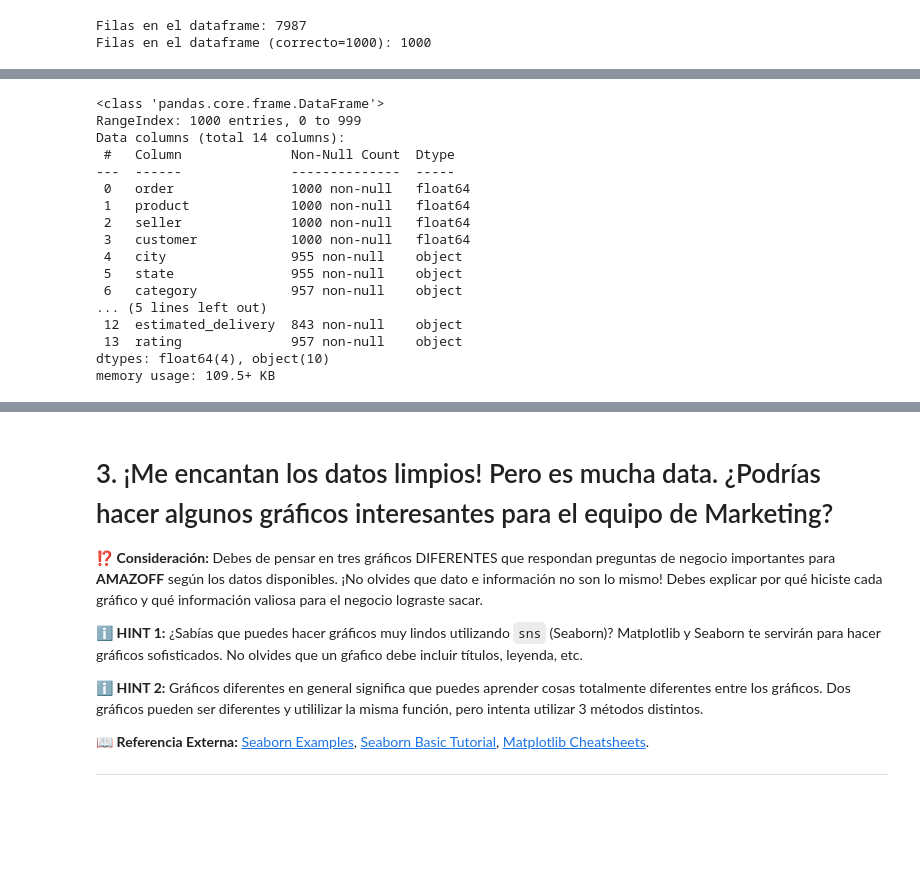
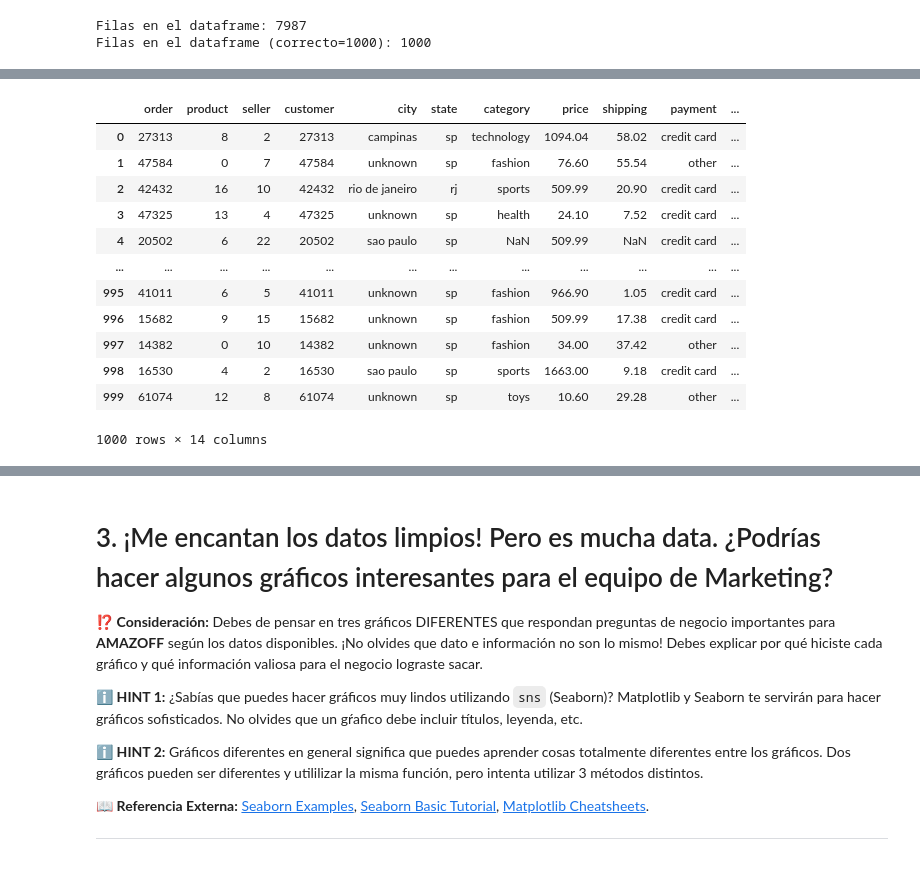
Before and after one commit to julvc/python_diplo, a Jupyter notebook: Julio_Varas_MP1.ipynb, the cells around one changed output, grey strips where cells are left out. Cells and saved outputs as stored; diff of their text form; code cells hidden in the pictures; blank space fills up the shorter version.

```diff
--- a/Julio_Varas_MP1.ipynb
+++ b/Julio_Varas_MP1.ipynb
@@ -311,46 +303,43 @@ df
 # HINT: Hay datos númericos que son enteros (int) y otros que son decimales (float).
 # HINT: Los enteros cuando son strings, pásalos primero a float y luego a int.
 
-df.info()
-#int_columns = # [ AGREGA TU CÓDIGO AQUÍ ] order, product, seller, customer
-#float_columns = # [ AGREGA TU CÓDIGO AQUÍ ] price, shipping,rating
-#
-#df[int_columns] = # [ AGREGA TU CÓDIGO AQUÍ ]
-#df[float_columns] = # [ AGREGA TU CÓDIGO AQUÍ ]
+#df.info()
+int_columns = ['order','product','seller','customer']
+float_columns = ['price', 'shipping','rating']
+
+df[int_columns] = df[int_columns].astype('float').astype('int')
+df[float_columns] = df[float_columns].astype('float')
+
+#df.info()
-# %% [output]
-<class 'pandas.core.frame.DataFrame'>
-RangeIndex: 1000 entries, 0 to 999
-Data columns (total 14 columns):
- #   Column              Non-Null Count  Dtype
----  ------              --------------  -----
- 0   order               1000 non-null   float64
- 1   product             1000 non-null   float64
- 2   seller              1000 non-null   float64
- 3   customer            1000 non-null   float64
- 4   city                955 non-null    object
- 5   state               955 non-null    object
- 6   category            957 non-null    object
-... (5 lines left out)
- 12  estimated_delivery  843 non-null    object
- 13  rating              957 non-null    object
-dtypes: float64(4), object(10)
-memory usage: 109.5+ KB
 # %%
 # ¡Fechas! ¿Qué deberíamos hacer con ellas?
 # HINT: pd.to_datetime(). Considera el formato de las fechas.
 # HINT: ¿Formato 'mixed'? ¿Qué es eso?
 
-df.purchased = # [ AGREGA TU CÓDIGO AQUÍ ]
-df.delivered = # [ AGREGA TU CÓDIGO AQUÍ ]
+df.purchased = pd.to_datetime(df.purchased,format='%Y-%m-%d %H:%M:%S', errors='coerce')
+df.delivered = pd.to_datetime(df.delivered,format='%Y-%m-%d %H:%M:%S', errors='coerce').fillna(df['purchased'] + pd.Timedelta(1, unit='D'))
 
 # ¿Ves algo raro en estimated_delivery?
 # HINT: ¿Le falta algo a algunas fechas?
 # HINT: ¿Podrías rellenar ese algo que falta? ¿Con qué valor? Investiga pd.Timedelta.
 
-df.estimated_delivery = # [ AGREGA TU CÓDIGO AQUÍ ]
+df.estimated_delivery = pd.to_datetime(df.estimated_delivery, format='mixed').fillna(df['purchased'] + pd.Timedelta(1, unit='D'))
 filter_zero = df.estimated_delivery.dt.hour == 0
-df.loc[filter_zero, 'estimated_delivery'] += # [ AGREGA TU CÓDIGO AQUÍ ]
-
+df.loc[filter_zero, 'estimated_delivery'] += pd.Timedelta(1, unit='D')
 df
+# %% [output]
+|  | order | product | seller | customer | city | state | category | price | shipping | payment | ... |
+| 0 | 27313 | 8 | 2 | 27313 | campinas | sp | technology | 1094.04 | 58.02 | credit card | ... |
+| 1 | 47584 | 0 | 7 | 47584 | unknown | sp | fashion | 76.60 | 55.54 | other | ... |
+| 2 | 42432 | 16 | 10 | 42432 | rio de janeiro | rj | sports | 509.99 | 20.90 | credit card | ... |
+| 3 | 47325 | 13 | 4 | 47325 | unknown | sp | health | 24.10 | 7.52 | credit card | ... |
+| 4 | 20502 | 6 | 22 | 20502 | sao paulo | sp | NaN | 509.99 | NaN | credit card | ... |
+| ... | ... | ... | ... | ... | ... | ... | ... | ... | ... | ... | ... |
+| 995 | 41011 | 6 | 5 | 41011 | unknown | sp | fashion | 966.90 | 1.05 | credit card | ... |
+| 996 | 15682 | 9 | 15 | 15682 | unknown | sp | fashion | 509.99 | 17.38 | credit card | ... |
+| 997 | 14382 | 0 | 10 | 14382 | unknown | sp | fashion | 34.00 | 37.42 | other | ... |
+| 998 | 16530 | 4 | 2 | 16530 | sao paulo | sp | sports | 1663.00 | 9.18 | credit card | ... |
+| 999 | 61074 | 12 | 8 | 61074 | unknown | sp | toys | 10.60 | 29.28 | other | ... |
+1000 rows × 14 columns
 # %%
 df.info()
```
Also changed, not shown: parts of 8 cells of this notebook.
